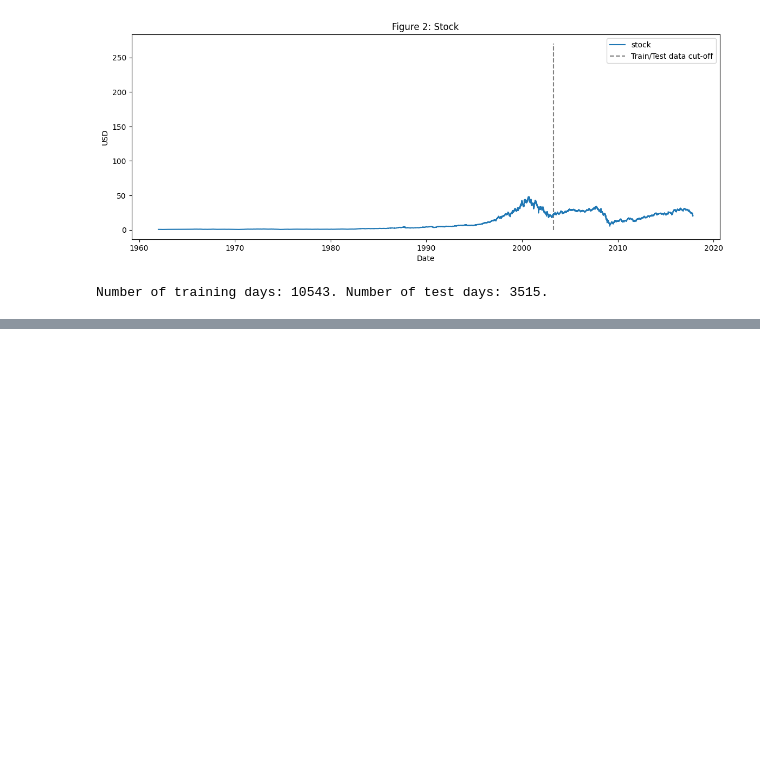
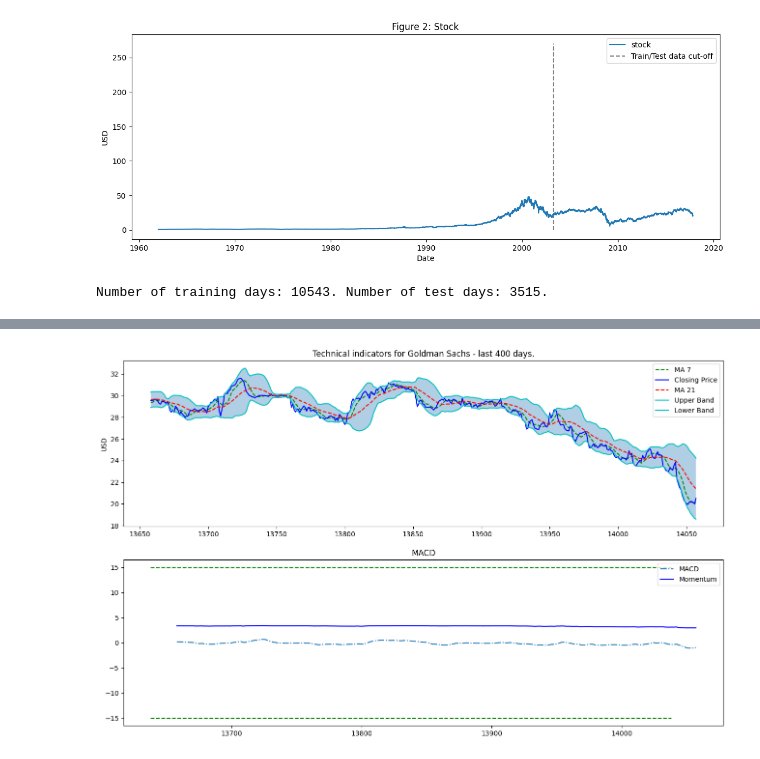
Before and after one commit to adnaneaabbar/stock-trading-system, a Jupyter notebook: Testing_Optimized_Methods_On_Large_Data.ipynb, the cells around one changed output, grey strips where cells are left out. Cells and saved outputs as stored; diff of their text form; code cells hidden in the pictures; blank space fills up the shorter version.

```diff
--- a/Testing_Optimized_Methods_On_Large_Data.ipynb
+++ b/Testing_Optimized_Methods_On_Large_Data.ipynb
@@ -66,0 +96,3 @@ Number of training days: 10543. Number of test days: 3515.
+# %%
+dataset_TI_df = get_technical_indicators(dataset_ex_df[['Close']])
+dataset_TI_df = dataset_TI_df.drop(range(20))
@@ -66,0 +119,36 @@ Number of training days: 10543. Number of test days: 3515.
+# %%
+def plot_technical_indicators(dataset, last_days):
+    plt.figure(figsize=(16, 10), dpi=100)
+    shape_0 = dataset.shape[0]
+    xmacd_ = shape_0-last_days
+
+    dataset = dataset.iloc[-last_days:, :]
+    x_ = range(3, dataset.shape[0])
+    x_ =list(dataset.index)
+
+    # Plot first subplot
+    plt.subplot(2, 1, 1)
+    plt.plot(dataset['ma7'],label='MA 7', color='g',linestyle='--')
+    plt.plot(dataset['Close'],label='Closing Price', color='b')
+    plt.plot(dataset['ma21'],label='MA 21', color='r',linestyle='--')
+    plt.plot(dataset['upper_band'],label='Upper Band', color='c')
+    plt.plot(dataset['lower_band'],label='Lower Band', color='c')
+    plt.fill_between(x_, dataset['lower_band'], dataset['upper_band'], alpha=0.35)
+    plt.title('Technical indicators for Goldman Sachs - last {} days.'.format(last_days))
+    plt.ylabel('USD')
+    plt.legend()
+
+    # Plot second subplot
+    plt.subplot(2, 1, 2)
+    plt.title('MACD')
+    plt.plot(dataset['MACD'],label='MACD', linestyle='-.')
+    plt.hlines(15, xmacd_, shape_0, colors='g', linestyles='--')
+    plt.hlines(-15, xmacd_, shape_0, colors='g', linestyles='--')
+    plt.plot(dataset['log_momentum'],label='Momentum', color='b',linestyle='-')
+
+    plt.legend()
+    plt.show()
+# %%
+plot_technical_indicators(dataset_TI_df, 400)
+# %% [output]
+[figure, added]
```
Also changed, not shown: parts of 6 cells of this notebook.
